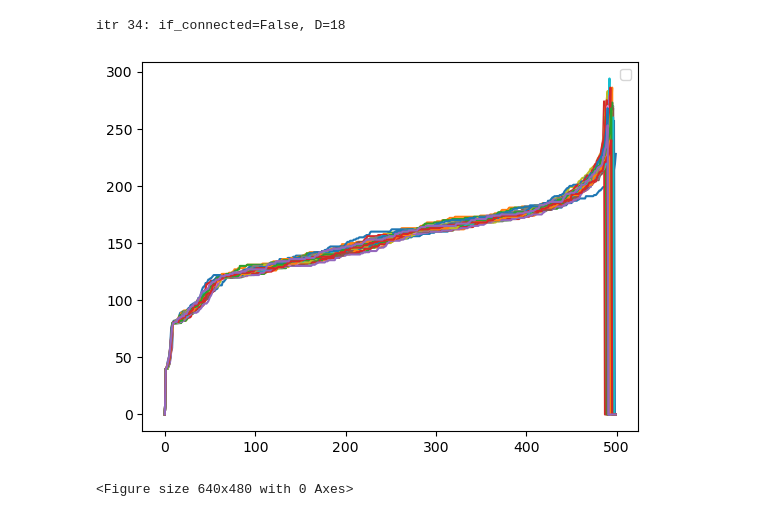
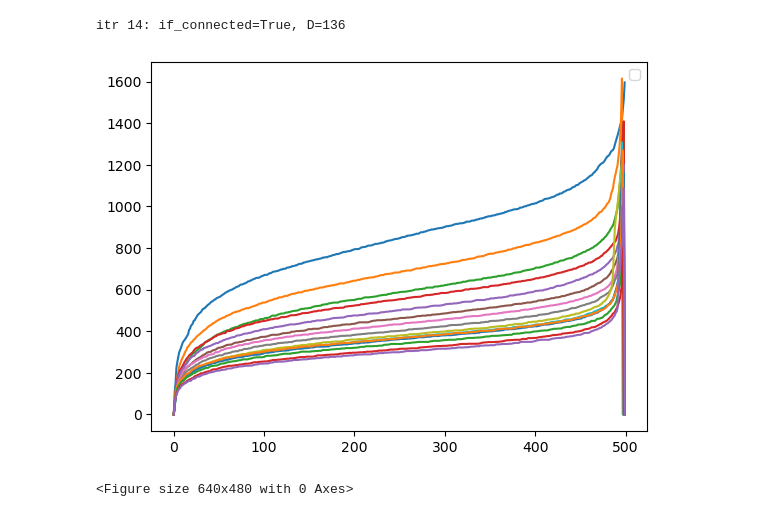
Before and after one commit to shixun404/TetriX, a Jupyter notebook: latency/distributed.ipynb, the cells around one changed output. Cells and saved outputs as stored; diff of their text form; code cells hidden in the pictures.

```diff
--- a/latency/distributed.ipynb
+++ b/latency/distributed.ipynb
@@ -37,11 +37,11 @@ def directed_to_undirected(directed_graph, method='sum'):
 def initialize_graph(N, K, if_random_ring=False, latency=None):
     graph = nx.DiGraph()
     graph.add_nodes_from(range(N))
-    if latency is not None:
+    if latency is None:
         latency = nx.complete_graph(N)
         for (u, v) in latency.edges():
             # latency.edges[u,v]['weight'] = random.randint(1, 10)  # Assign random positive weights
-            latency.edges[u,v]['weight'] = random.randint(4, 6)  # Assign random positive weights
+            latency.edges[u,v]['weight'] = random.randint(1, 100)  # Assign random positive weights
             # test_graph.edges[u, v]['weight'] = np.random.normal(self.mean, self.std_dev)
         for (u, v) in latency.edges():
             latency.edges[v,u]['weight'] = latency.edges[u,v]['weight']  # Assign random positive weights
@@ -175,42 +175,44 @@ def update_graph( graph, latency, random_ring, N, K, M, sample_sources=3, if_dia
         plt.show()
         display(fig)
 
         # Clear the output for the next plot
         clear_output(wait=True)
         time.sleep(0.5)
         previous_diameter = current_diameter
     return a
 
 
 if __name__ == '__main__':
     # Parameters and graph initialization
     N = 500  # Number of nodes
     K = 8   # Outgoing connections per node
     M = 10 # Maximum incoming connections per node
     num_tests = 1
     max_iterations = 3000
     sample_sources = 10
     for i in range(num_tests):
-        graph_name = f'N={N}_{i}_Gaussian.pkl'
+        # graph_name = f'N={N}_{i}_Gaussian.pkl'
+        graph_name = f'N={N}_{i}.pkl'
         with open(os.path.join('.', 'test_dataset', graph_name), 'rb') as f:
             G = pkl.load(f)
 
-        graph, latency, random_ring = initialize_graph(N, K, if_random_ring=False, latency=G)
+        # graph, latency, random_ring = initialize_graph(N, K, if_random_ring=False, latency=G)
+        graph, latency, random_ring = initialize_graph(N, K, if_random_ring=False, latency=None)
 
         # Compute scores
-        data = update_graph(graph, latency, random_ring, N, K, M, sample_sources=sample_sources, if_diameter_directed=False, max_iterations=max_iterations)
+        data = update_graph(graph, latency, random_ring, N, K, M, sample_sources=sample_sources, if_diameter_directed=True, max_iterations=max_iterations)
 
         plt.figure()
         fig, ax = plt.subplots()
-        x = [i for i in range(N)]
-        for i in range(max_iterations):
-            y = data[i].numpy()
-            ax.plot(x, y, label=i)
+        x = [j for j in range(N)]
+        for j in range(max_iterations):
+            y = data[j].numpy()
+            ax.plot(x, y)
         # ax.legend()
         fig.savefig(f'N={N}_{i}_Gaussian.png')
 # %% [output]
-itr 34: if_connected=False, D=18
+itr 14: if_connected=True, D=136
-[figure, old version]
+[figure, new version]
 # %%
 plt.figure()
 fig, ax = plt.subplots()
```
Also changed, not shown: 16 other files.
